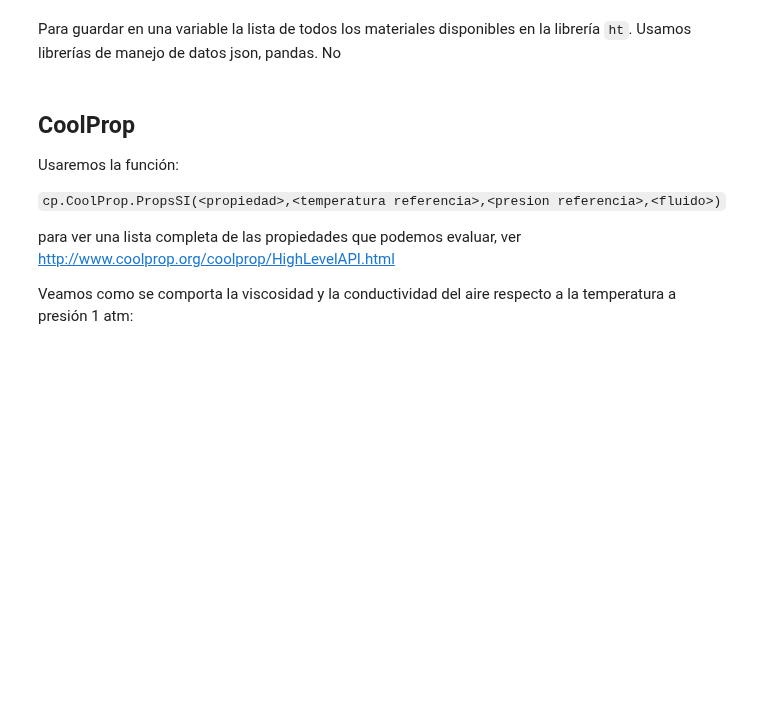
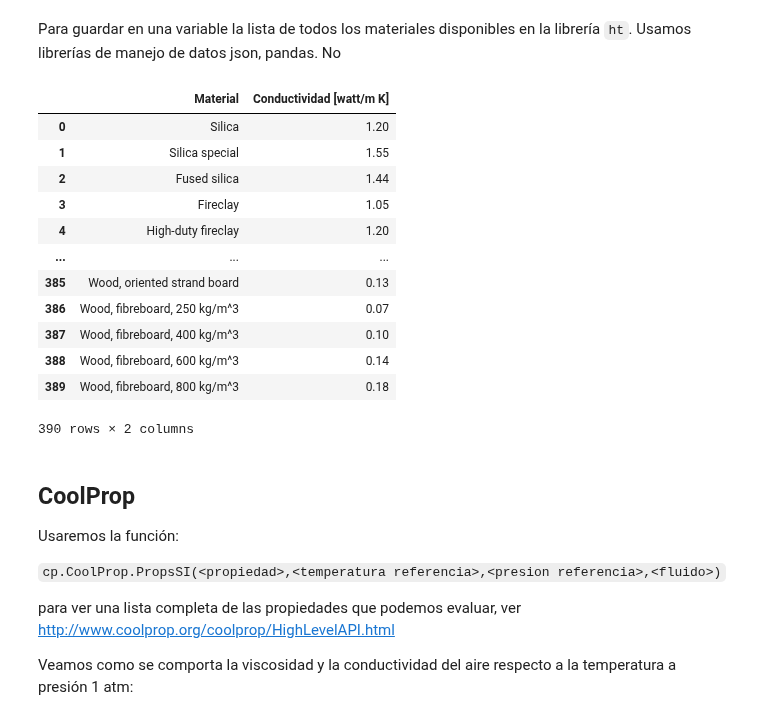
Before and after one commit to juandadamo/clases_fiuba, a Jupyter notebook: 6731/conduccion-unidades-problema.ipynb, the cells around one changed output. Saved outputs shown, nothing was run; the diff lists cells and outputs as text; code cells hidden in the pictures; blank space fills up the shorter version.

```diff
--- a/6731/conduccion-unidades-problema.ipynb
+++ b/6731/conduccion-unidades-problema.ipynb
@@ -128,6 +135,22 @@ for i,listai in enumerate(lista_texto1):
 #conductividades = conductividades *ureg.watt/ureg.m/ureg.K
 # %%
 data_materiales = pd.DataFrame({"Material":pd.Series(lista_texto1),"Conductividad [watt/m K]":pd.Series(conductividades)})
+# %%
+data_materiales
+# %% [output]
+|  | Material | Conductividad [watt/m K] |
+| 0 | Silica | 1.20 |
+| 1 | Silica special | 1.55 |
+| 2 | Fused silica | 1.44 |
+| 3 | Fireclay | 1.05 |
+| 4 | High-duty fireclay | 1.20 |
+| ... | ... | ... |
+| 385 | Wood, oriented strand board | 0.13 |
+| 386 | Wood, fibreboard, 250 kg/m^3 | 0.07 |
+| 387 | Wood, fibreboard, 400 kg/m^3 | 0.10 |
+| 388 | Wood, fibreboard, 600 kg/m^3 | 0.14 |
+| 389 | Wood, fibreboard, 800 kg/m^3 | 0.18 |
+390 rows × 2 columns
 # %%
 #si qusieramos grabar en un archivo
 data_materiales.to_excel('Conductividad_materiales.xlsx')
```
Also changed, not shown: parts of 6 cells of this notebook, 7 other files.
